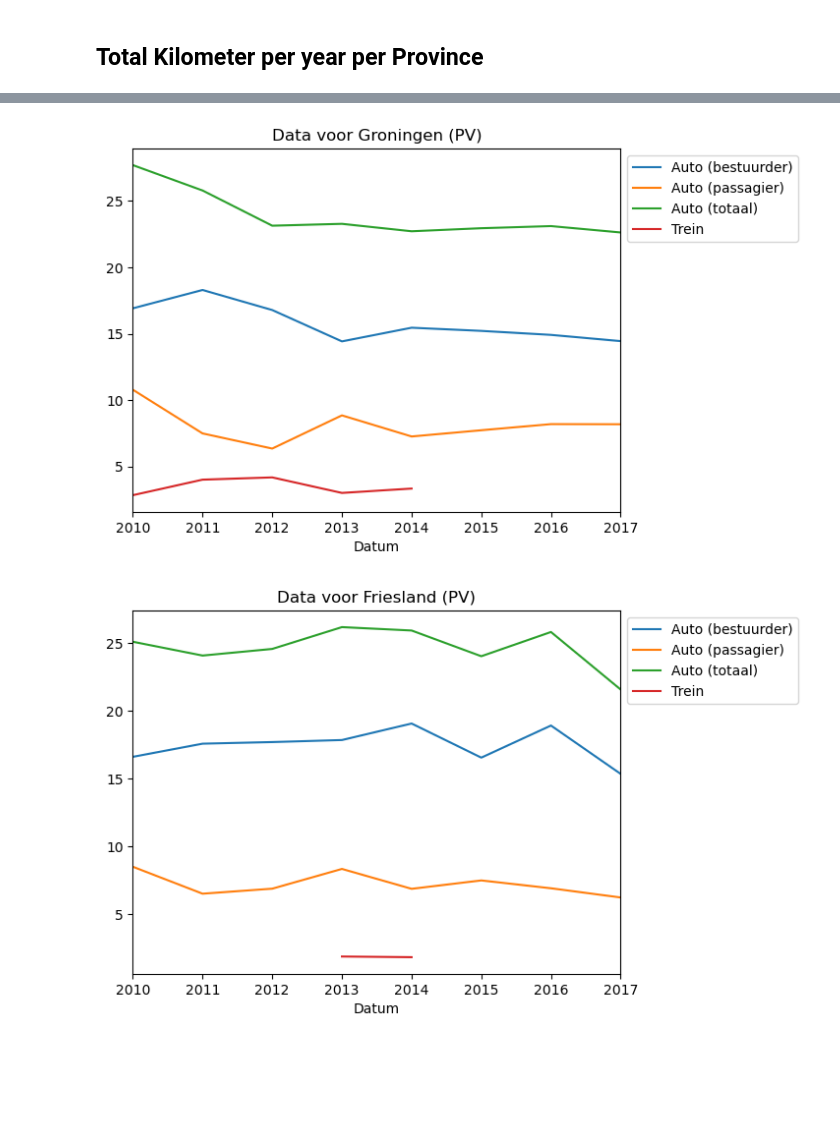
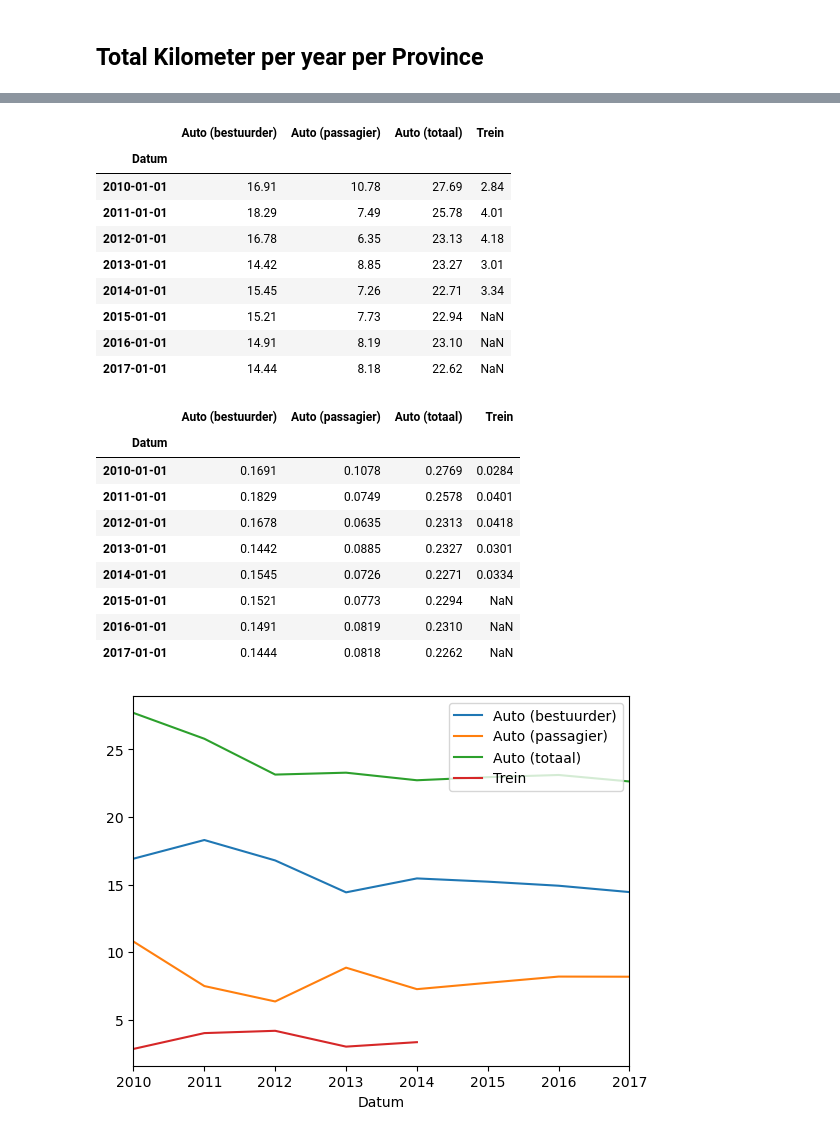
Before and after one commit to lisette-924/TIL6022-group11, a Jupyter notebook: Personenmobiliteit met NAMEN (car and train) copy.ipynb, the cells around one changed output, grey strips where cells are left out. Cells and saved outputs as stored; diff of their text form; code cells hidden in the pictures; blank space fills up the shorter version.

```diff
--- a/Personenmobiliteit met NAMEN (car and train) copy.ipynb
+++ b/Personenmobiliteit met NAMEN (car and train) copy.ipynb
@@ -23,9 +25,9 @@ display(data)
 | 126719 | 20100 | Overige vervoerwijze | Vertrektijdstip: avond 18 tot 24 uur | Niet stedelijk | 2017 | NaN | NaN | ... |
 126720 rows × 11 columns
 # %%
-data = data[['Populatie', 'Vervoerwijzen', 'KenmerkenVerplaatsing', 'RegioS', 'Perioden', 'Afstand_2']]
+data = data[['Populatie', 'Vervoerwijzen', 'KenmerkenVerplaatsing', 'RegioS', 'Perioden', 'Verplaatsingen_1', 'Afstand_2']]
 population_total = data[data['Populatie'].isin([10000])] # filter data on total population (uitsluiten van alleen populatie 12 jaar of ouder)
-car_and_train = population_total[population_total['Vervoerwijzen'].isin(['Auto (passagier)', 'Auto (bestuurder)', 'Trein'])] # filter data on cars
+car_and_train = population_total[population_total['Vervoerwijzen'].isin(['Auto (passagier)', 'Auto (bestuurder)', 'Trein', 'Totaal'])] # filter data on cars
 # %% [markdown]
 ## Kilometers per year
 # %%
@@ -281,32 +337,55 @@ See the caveats in the documentation: https://pandas.pydata.org/pandas-docs/stab
 # %%
 provinces = total_province['RegioS'].unique()
-
+# province_name = ['Groningen', 'Friesland', 'Drenthe', 'Overijssel', 'Flevoland', 'Gelderland', 'Utrecht', 'Noord-Holland', 'Zuid-Holland', 'Zeeland', 'Noord-Brabant', 'Limburg']
 data_per_province = {}
 
 for province in provinces:
     car_and_train_province = total_province[total_province['RegioS'] == province]
 
     car_bestuurder = car_and_train_province[car_and_train_province['Vervoerwijzen'] == 'Auto (bestuurder)']
     car_passagier = car_and_train_province[car_and_train_province['Vervoerwijzen'] == 'Auto (passagier)']
     trein = car_and_train_province[car_and_train_province['Vervoerwijzen'] == 'Trein']
 
     car_bestuurder.sort_index(inplace=True)
     car_passagier.sort_index(inplace=True)
     trein.sort_index(inplace=True)
 
     data_province = car_bestuurder[['Afstand_2']].copy()
     data_province.rename(columns={'Afstand_2': 'Auto (bestuurder)'}, inplace=True)
     data_province['Auto (passagier)'] = car_passagier[['Afstand_2']]
     data_province['Auto (totaal)'] = data_province['Auto (bestuurder)'] + data_province['Auto (passagier)']
     data_province['Trein'] = trein[['Afstand_2']]
 
     data_per_province[province] = data_province
 
-    data_province.plot(title=f'Data voor {province}')
-    plt.legend(loc='upper left', bbox_to_anchor=(1, 1))
-    plt.show()
+    # data_province.plot(title=f'Average kilometer in {province} per car and train')
+    # plt.legend(loc='upper left', bbox_to_anchor=(1, 1))
+    # plt.show()
 
-# display(data_per_province['Groningen (PV)'])
+display(data_per_province['Groningen (PV)'])
+data_per_province['Groningen (PV)'].plot()
+
+percentage_Groningen = data_per_province['Groningen (PV)'] / 100
+display(percentage_Groningen)
 # %% [output]
+|  | Auto (bestuurder) | Auto (passagier) | Auto (totaal) | Trein |
+| Datum |  |  |  |  |
+| 2010-01-01 | 16.91 | 10.78 | 27.69 | 2.84 |
+| 2011-01-01 | 18.29 | 7.49 | 25.78 | 4.01 |
+| 2012-01-01 | 16.78 | 6.35 | 23.13 | 4.18 |
+| 2013-01-01 | 14.42 | 8.85 | 23.27 | 3.01 |
+| 2014-01-01 | 15.45 | 7.26 | 22.71 | 3.34 |
+| 2015-01-01 | 15.21 | 7.73 | 22.94 | NaN |
+| 2016-01-01 | 14.91 | 8.19 | 23.10 | NaN |
+| 2017-01-01 | 14.44 | 8.18 | 22.62 | NaN |
+|  | Auto (bestuurder) | Auto (passagier) | Auto (totaal) | Trein |
+| Datum |  |  |  |  |
+| 2010-01-01 | 0.1691 | 0.1078 | 0.2769 | 0.0284 |
+| 2011-01-01 | 0.1829 | 0.0749 | 0.2578 | 0.0401 |
+| 2012-01-01 | 0.1678 | 0.0635 | 0.2313 | 0.0418 |
+| 2013-01-01 | 0.1442 | 0.0885 | 0.2327 | 0.0301 |
+| 2014-01-01 | 0.1545 | 0.0726 | 0.2271 | 0.0334 |
+| 2015-01-01 | 0.1521 | 0.0773 | 0.2294 | NaN |
+| 2016-01-01 | 0.1491 | 0.0819 | 0.2310 | NaN |
+| 2017-01-01 | 0.1444 | 0.0818 | 0.2262 | NaN |
-[figure, old version]
+[figure, new version]
-[figure, removed]
```
Also changed, not shown: parts of 15 cells of this notebook, 1 other file.
